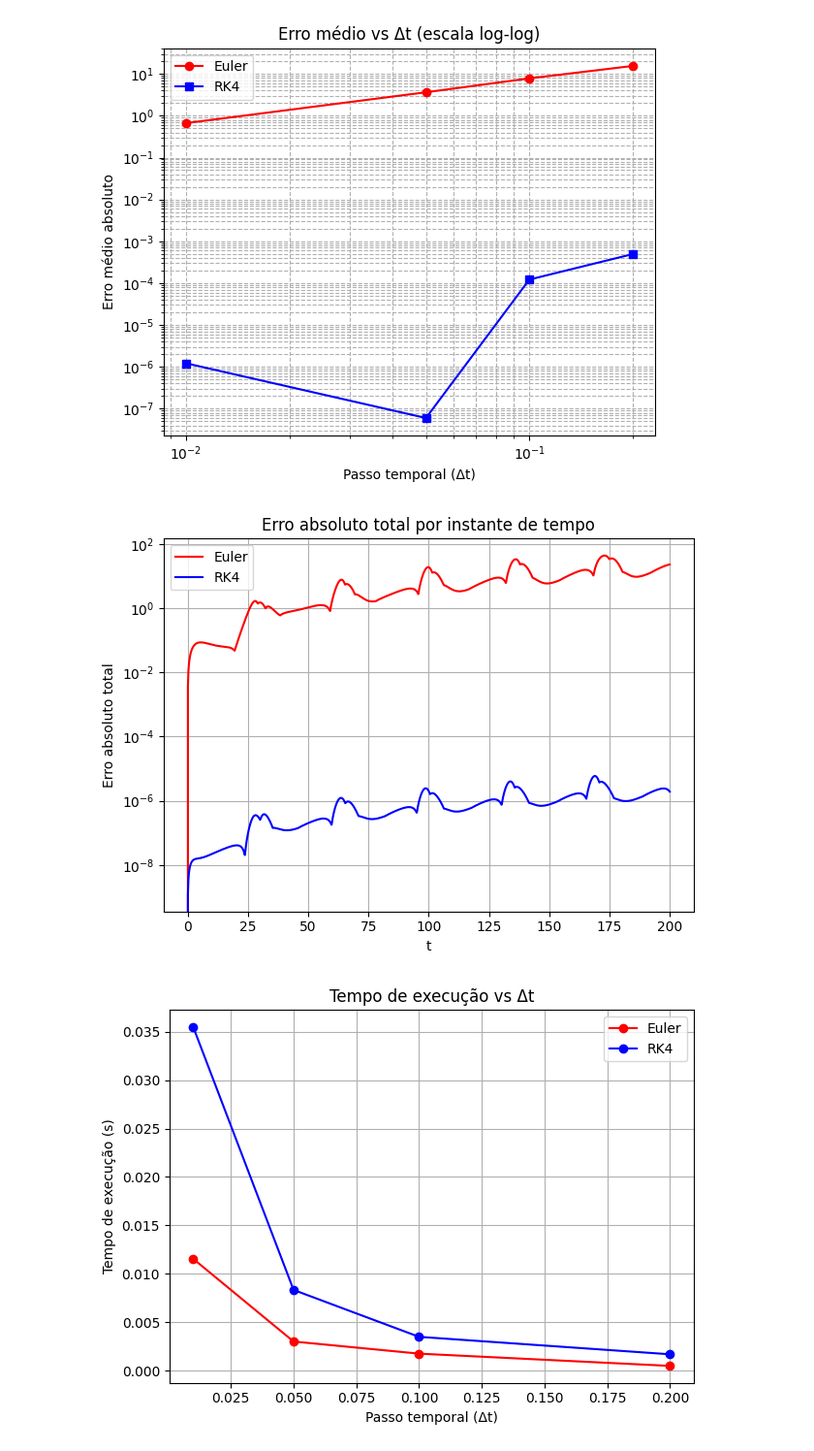
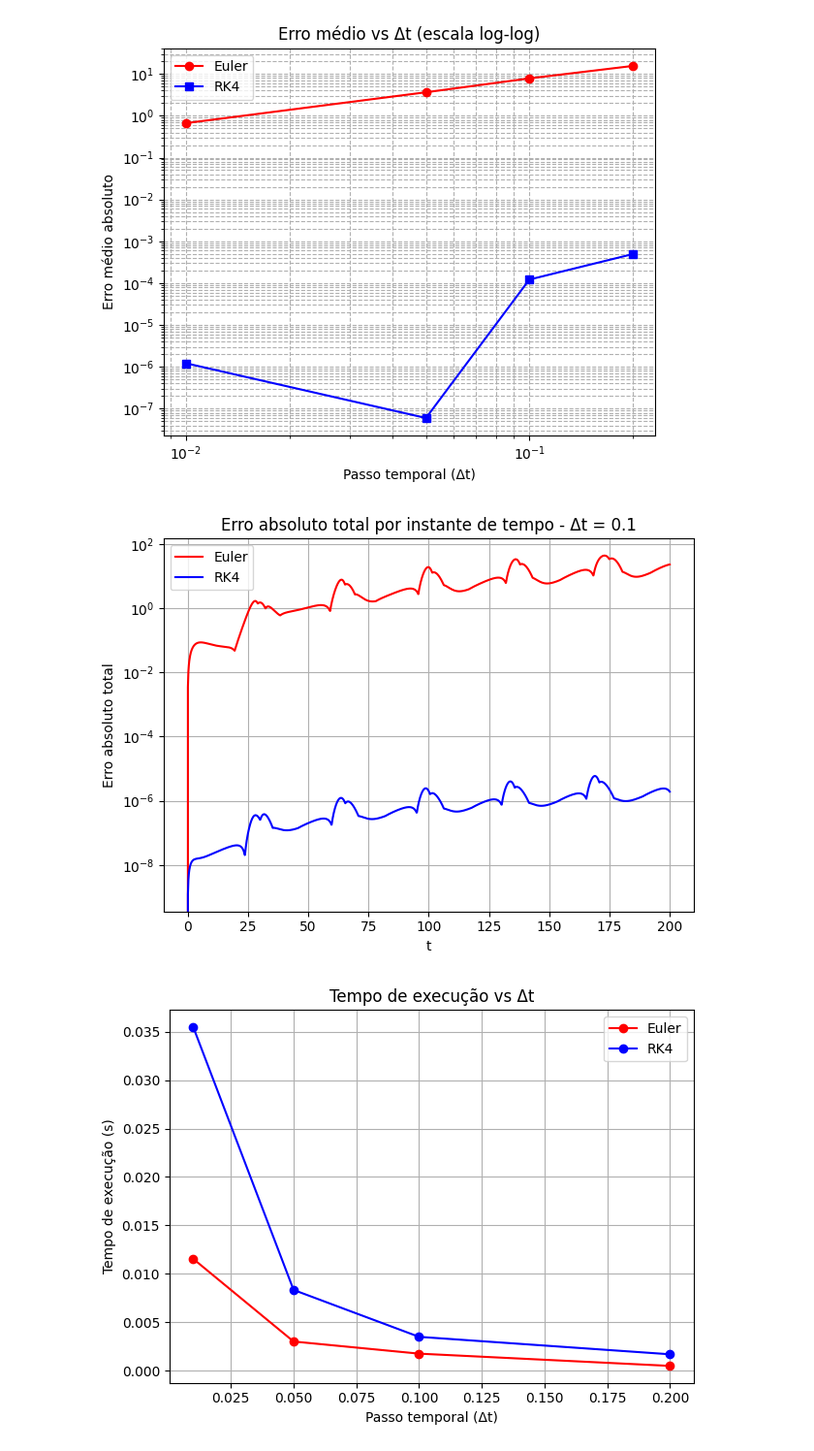
Before and after one commit to andreaoliveira9/Projeto-SO-1-Sim, a Jupyter notebook: recurso/src/ex2/analysis.ipynb, the cells around one changed output. Shown at 97% size. Saved outputs shown, nothing was run; the diff lists cells and outputs as text; code cells hidden in the pictures.

```diff
--- a/recurso/src/ex2/analysis.ipynb
+++ b/recurso/src/ex2/analysis.ipynb
@@ -170,35 +170,35 @@ t_rk = np.array(t_rk)[mask_rk]
 x_rk = np.array(x_rk)[mask_rk]
 y_rk = np.array(y_rk)[mask_rk]
 
 # Interpola valores de referência para os tempos respetivos
 x_ref_e = np.interp(t_e, t_ref, x_ref)
 y_ref_e = np.interp(t_e, t_ref, y_ref)
 
 x_ref_rk = np.interp(t_rk, t_ref, x_ref)
 y_ref_rk = np.interp(t_rk, t_ref, y_ref)
 
 # Cálculo do erro absoluto
 err_x_euler = np.abs(x_e - x_ref_e)
 err_y_euler = np.abs(y_e - y_ref_e)
 err_total_euler = err_x_euler + err_y_euler
 
 err_x_rk = np.abs(x_rk - x_ref_rk)
 err_y_rk = np.abs(y_rk - y_ref_rk)
 err_total_rk4 = err_x_rk + err_y_rk
 
 # Gráfico do erro absoluto total ao longo do tempo
 plt.plot(t_e, err_total_euler, label="Euler", color="red")
 plt.plot(t_rk, err_total_rk4, label="RK4", color="blue")
 plt.xlabel("t")
 plt.ylabel("Erro absoluto total")
-plt.title("Erro absoluto total por instante de tempo")
+plt.title("Erro absoluto total por instante de tempo - Δt = 0.1")
 plt.yscale("log")
 plt.grid(True)
 plt.legend()
 plt.tight_layout()
 plt.show()
 # %% [output]
-[figure, old version]
+[figure, new version]
 # %%
 execution_euler = []
 execution_rk4 = []
```
Also changed, not shown: parts of 3 cells of this notebook.
